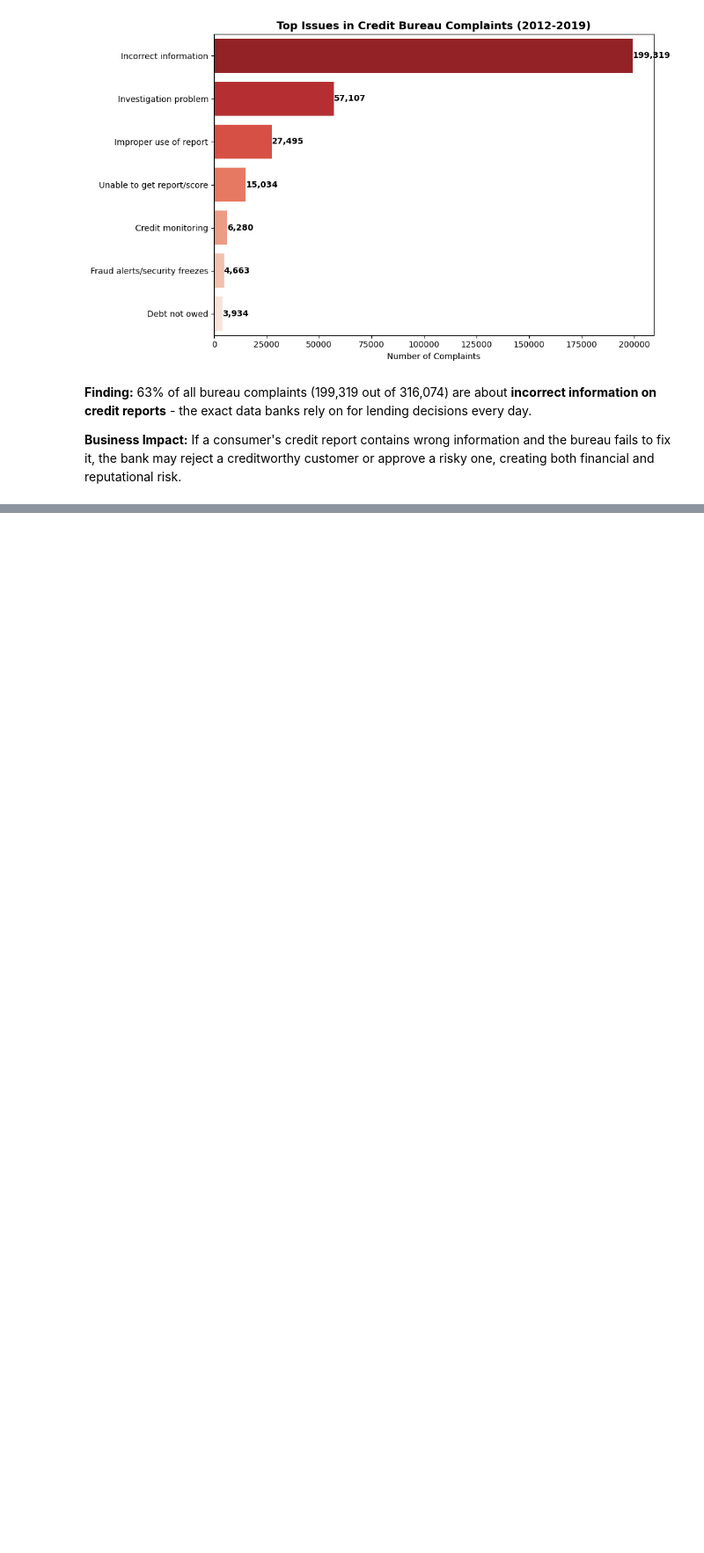
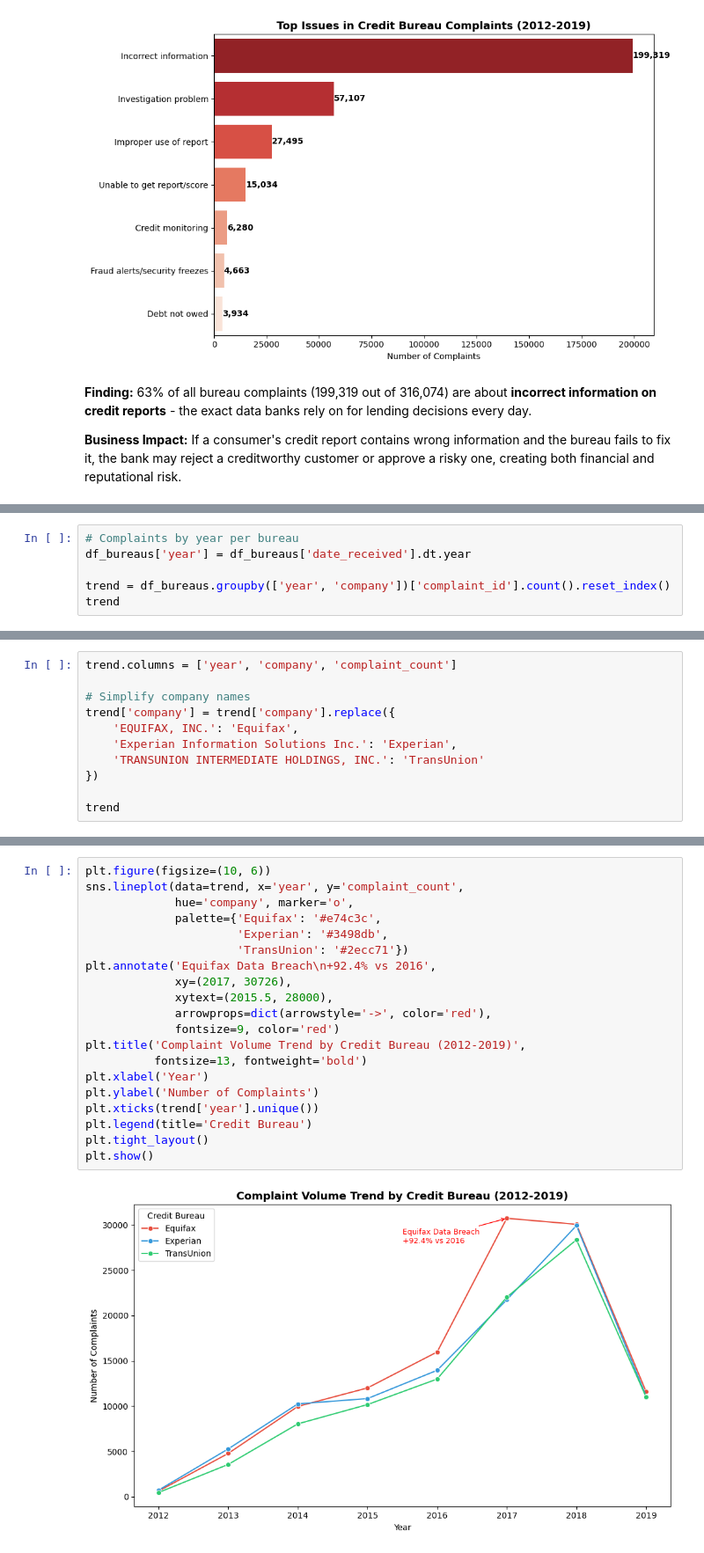
Before and after one commit to jarviscanada/jarvis_data_eng_SamiaCarchaf, a Jupyter notebook: python_data_analytics/sql_complaints.ipynb, the cells around one changed output, grey strips where cells are left out. Shown at 88% size. Cells and saved outputs as stored; diff of their text form; blank space fills up the shorter version.

```diff
--- a/python_data_analytics/sql_complaints.ipynb
+++ b/python_data_analytics/sql_complaints.ipynb
@@ -835,0 +1011,6 @@ plt.show()
+# %%
+# Complaints by year per bureau
+df_bureaus['year'] = df_bureaus['date_received'].dt.year
+
+trend = df_bureaus.groupby(['year', 'company'])['complaint_id'].count().reset_index()
+trend
@@ -835,0 +1035,11 @@ plt.show()
+# %%
+trend.columns = ['year', 'company', 'complaint_count']
+
+# Simplify company names
+trend['company'] = trend['company'].replace({
+    'EQUIFAX, INC.': 'Equifax',
+    'Experian Information Solutions Inc.': 'Experian',
+    'TRANSUNION INTERMEDIATE HOLDINGS, INC.': 'TransUnion'
+})
+
+trend
@@ -835,0 +1064,22 @@ plt.show()
+# %%
+plt.figure(figsize=(10, 6))
+sns.lineplot(data=trend, x='year', y='complaint_count',
+             hue='company', marker='o',
+             palette={'Equifax': '#e74c3c',
+                      'Experian': '#3498db',
+                      'TransUnion': '#2ecc71'})
+plt.annotate('Equifax Data Breach\n+92.4% vs 2016',
+             xy=(2017, 30726),
+             xytext=(2015.5, 28000),
+             arrowprops=dict(arrowstyle='->', color='red'),
+             fontsize=9, color='red')
+plt.title('Complaint Volume Trend by Credit Bureau (2012-2019)',
+          fontsize=13, fontweight='bold')
+plt.xlabel('Year')
+plt.ylabel('Number of Complaints')
+plt.xticks(trend['year'].unique())
+plt.legend(title='Credit Bureau')
+plt.tight_layout()
+plt.show()
+# %% [output]
+[figure, added]
```
Also changed, not shown: parts of 24 cells of this notebook.
